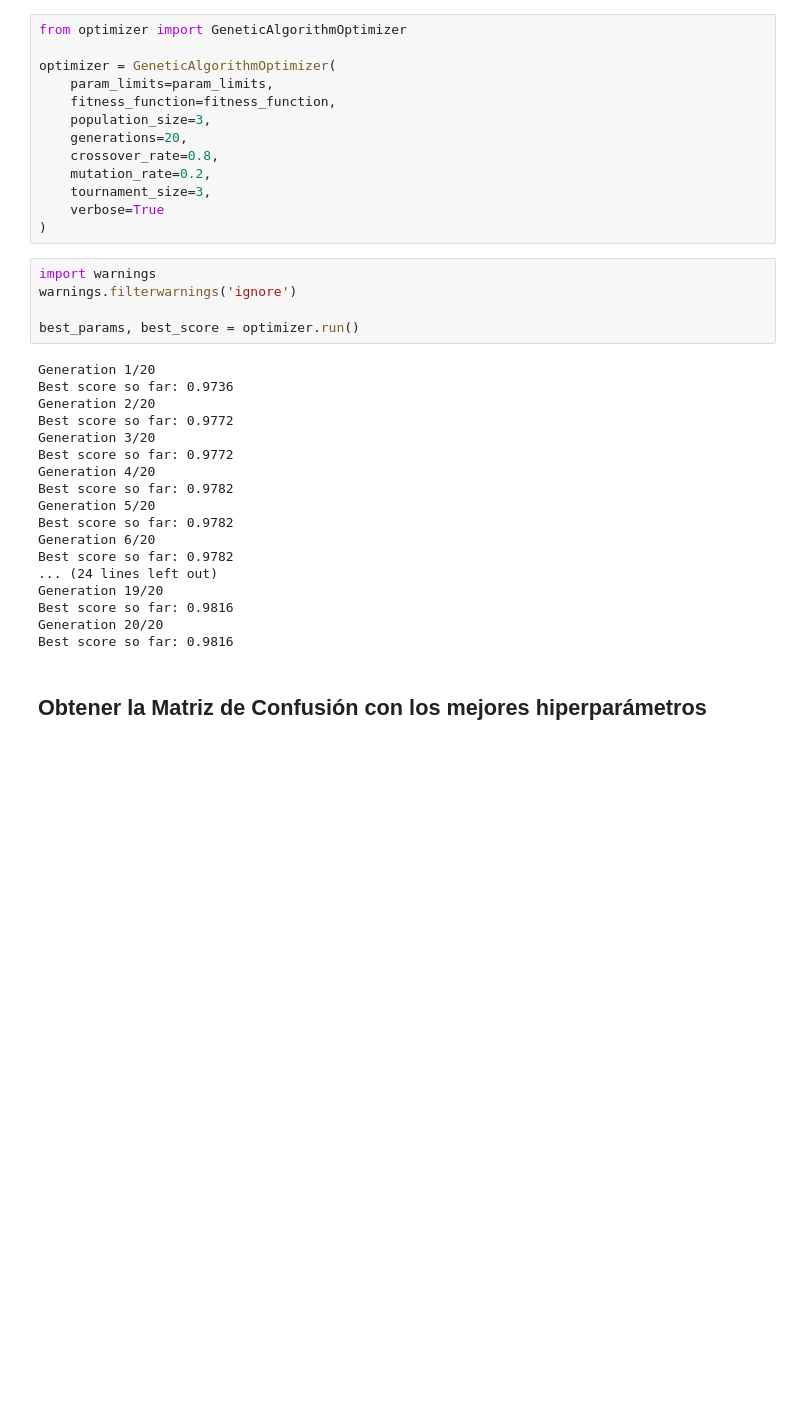
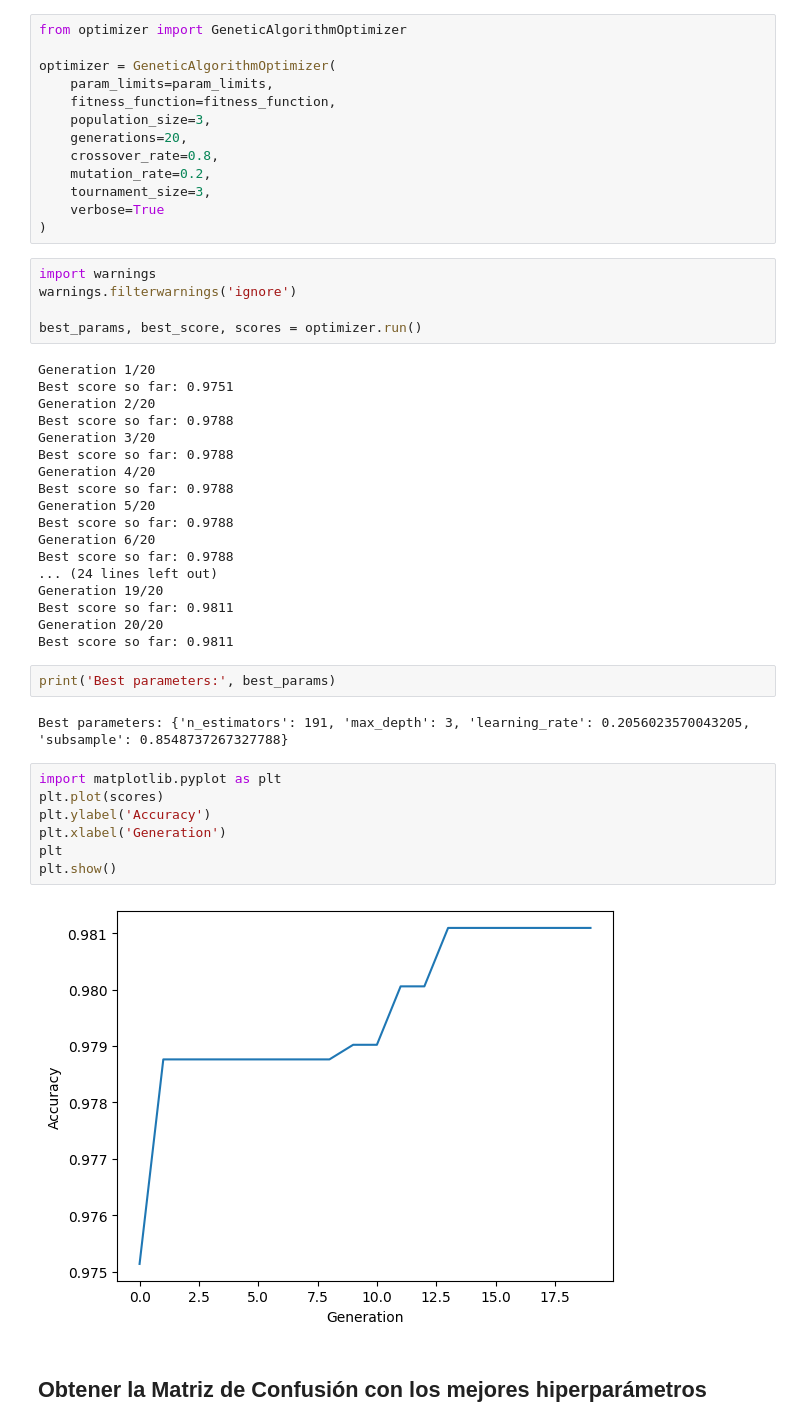
Before and after one commit to TheDeloz-v2/HyperOptGA, a Jupyter notebook: xgboost.ipynb, the cells around one changed output. Drawn from its saved outputs; the diff is of its cells as text; blank space fills up the shorter version.

Commit message:
[feat]: plot scores

```diff
--- a/xgboost.ipynb
+++ b/xgboost.ipynb
@@ -66,25 +66,38 @@ optimizer = GeneticAlgorithmOptimizer(
 import warnings
 warnings.filterwarnings('ignore')
 
-best_params, best_score = optimizer.run()
+best_params, best_score, scores = optimizer.run()
 # %% [output]
 Generation 1/20
-Best score so far: 0.9736
+Best score so far: 0.9751
 Generation 2/20
-Best score so far: 0.9772
+Best score so far: 0.9788
 Generation 3/20
-Best score so far: 0.9772
+Best score so far: 0.9788
 Generation 4/20
-Best score so far: 0.9782
+Best score so far: 0.9788
 Generation 5/20
-Best score so far: 0.9782
+Best score so far: 0.9788
 Generation 6/20
-Best score so far: 0.9782
+Best score so far: 0.9788
 ... (24 lines left out)
 Generation 19/20
-Best score so far: 0.9816
+Best score so far: 0.9811
 Generation 20/20
-Best score so far: 0.9816
+Best score so far: 0.9811
+# %%
+print('Best parameters:', best_params)
+# %% [output]
+Best parameters: {'n_estimators': 191, 'max_depth': 3, 'learning_rate': 0.2056023570043205, 'subsample': 0.8548737267327788}
+# %%
+import matplotlib.pyplot as plt
+plt.plot(scores)
+plt.ylabel('Accuracy')
+plt.xlabel('Generation')
+plt
+plt.show()
+# %% [output]
+[figure, added]
 # %% [markdown]
 ## Obtener la Matriz de Confusión con los mejores hiperparámetros
 # %%
```
Also changed, not shown: parts of 2 cells of this notebook, 1 other file.
